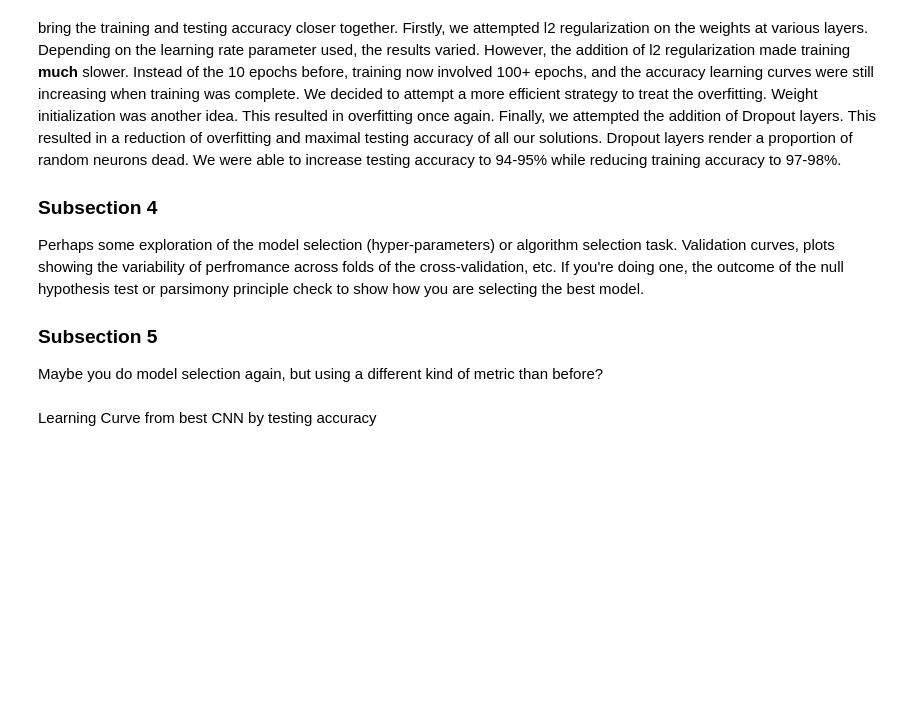
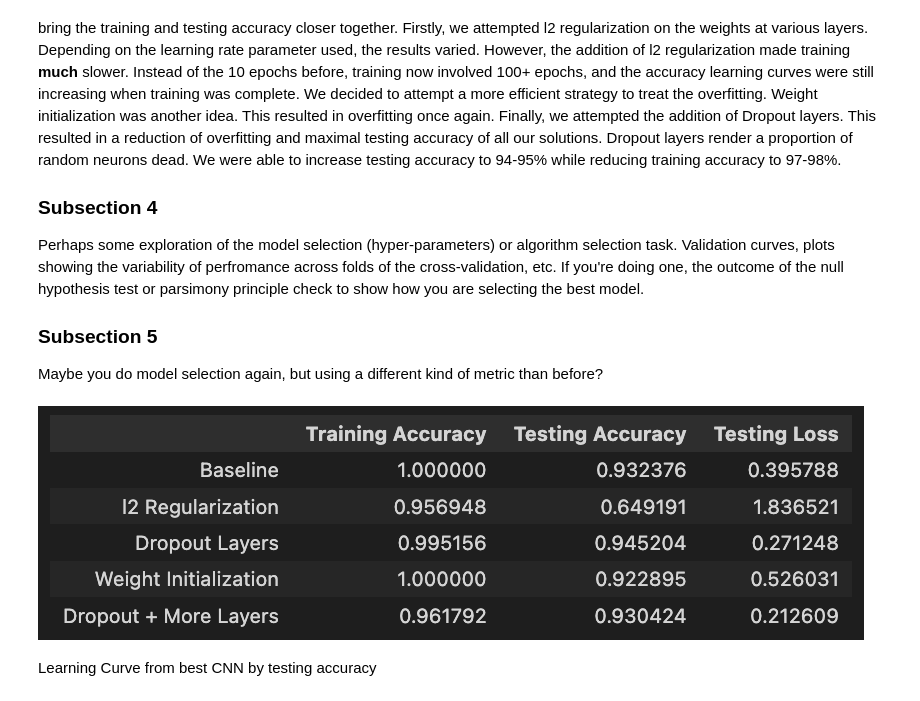
Before and after one commit to brip/ASL-hand-gesture-classificaiton, a Jupyter notebook: FinalProject_group031.ipynb, the cells around one changed output. Cells and saved outputs as stored; diff of their text form; code cells hidden in the pictures; blank space fills up the shorter version.

```diff
--- a/FinalProject_group031.ipynb
+++ b/FinalProject_group031.ipynb
@@ -123,6 +123,11 @@ Perhaps some exploration of the model selection (hyper-parameters) or algorithm
 ### Subsection 5
 
 Maybe you do model selection again, but using a different kind of metric than before?
+# %%
+from IPython import display
+display.Image('images/cnn_results.png')
+# %% [output]
+[figure, added]
 # %% [markdown]
 Learning Curve from best CNN by testing accuracy
 # %%
```
Also changed, not shown: parts of 1 cell of this notebook, 2 other files.
